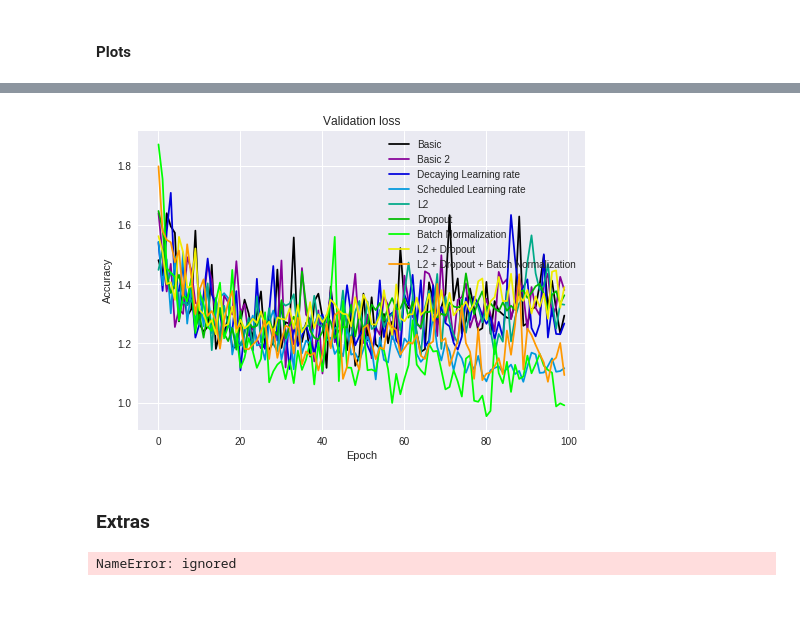
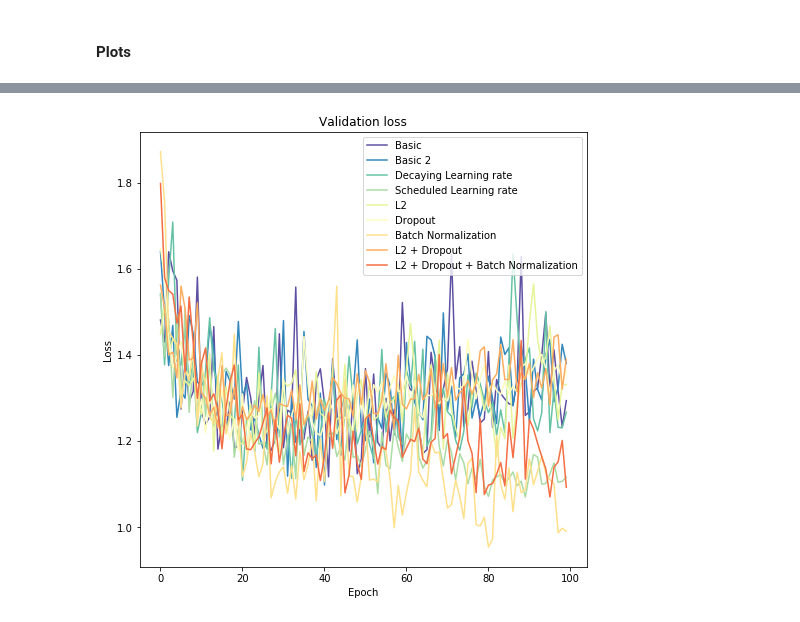
Before and after one commit to param-walia/Tensorflow-usage, a Jupyter notebook: CIFAR_10_CNN_Keras.ipynb, the cells around one changed output, grey strips where cells are left out. Drawn from its saved outputs; the diff is of its cells as text; code cells hidden in the pictures.

```diff
--- a/CIFAR_10_CNN_Keras.ipynb
+++ b/CIFAR_10_CNN_Keras.ipynb
@@ -610,13 +606,13 @@ with open('CIFAR-10_2layer_CNN_LR_decay_L2_DROPOUT_BN-history', 'wb') as file_pi
 
 histkeys = ['val_loss', 'val_acc', 'loss', 'acc']
 
-filnames = ['CIFAR-10_2layer_CNN-history',
-            'CIFAR-10_2layer_CNN_different_run-history',
-            'CIFAR-10_2layer_CNN_LR_decay-history',
-            'CIFAR-10_2layer_CNN_LR_sched-history',
-            'CIFAR-10_2layer_CNN_LR_decay_L2_regularization-history',
-            'CIFAR-10_2layer_CNN_LR_decay_DROPOUT_regularization-history',
-            'CIFAR-10_2layer_CNN_LR_decay_BATCH_Normalization-history',
-            'CIFAR-10_2layer_CNN_LR_decay_L2_DROPOUT-history',
-            'CIFAR-10_2layer_CNN_LR_decay_L2_DROPOUT_BN-history']
+filnames = ['./saved_models/CIFAR-10_2layer_CNN-history',
+            './saved_models/CIFAR-10_2layer_CNN_different_run-history',
+            './saved_models/CIFAR-10_2layer_CNN_LR_decay-history',
+            './saved_models/CIFAR-10_2layer_CNN_LR_sched-history',
+            './saved_models/CIFAR-10_2layer_CNN_LR_decay_L2_regularization-history',
+            './saved_models/CIFAR-10_2layer_CNN_LR_decay_DROPOUT_regularization-history',
+            './saved_models/CIFAR-10_2layer_CNN_LR_decay_BATCH_Normalization-history',
+            './saved_models/CIFAR-10_2layer_CNN_LR_decay_L2_DROPOUT-history',
+            './saved_models/CIFAR-10_2layer_CNN_LR_decay_L2_DROPOUT_BN-history']
 # %%
@@ -677,57 +674,18 @@ plt.show()
 # %%
-colormap = plt.cm.spectral
+colormap = plt.cm.Spectral_r
+plt.figure(figsize=(8, 8))
 plt.gca().set_color_cycle([colormap(i) for i in np.linspace(0, 0.9, len(filnames)+1)])
 
 for i in range(len(filnames)):
-  with open(filnames[i],'rb') as f:  # Python 3: open(..., 'rb')
-    temp = pickle.load(f)
-  plt.plot(temp['val_loss'])
-
+    with open(filnames[i],'rb') as f:  # Python 3: open(..., 'rb')
+        temp = pickle.load(f)
+    plt.plot(temp['val_loss'])
 plt.title('Validation loss')
-plt.ylabel('Accuracy')
+plt.ylabel('Loss')
 plt.xlabel('Epoch')
 plt.legend(['Basic', 'Basic 2', 'Decaying Learning rate', 'Scheduled Learning rate',
             'L2','Dropout','Batch Normalization',
             'L2 + Dropout','L2 + Dropout + Batch Normalization'], loc='upper right')
 plt.show()
 # %% [output]
-[figure, old version]
+[figure, new version]
-# %% [markdown]
-### Extras
-# %%
-model = Sequential()
-
-model.add(Conv2D(64, (3,3), padding='same', kernel_regularizer=regularizers.l2(L2weight), input_shape=x_train.shape[1:]))
-model.add(Activation('elu'))
-model.add(BatchNormalization())
-model.add(MaxPooling2D(pool_size=(2,2)))
-model.add(Dropout(0.2))
-
-
-model.add(Conv2D(64, (3,3), padding='same', kernel_regularizer=regularizers.l2(L2weight)))
-model.add(Activation('elu'))
-model.add(BatchNormalization())
-model.add(MaxPooling2D(pool_size=(2,2)))
-model.add(Dropout(0.2))
-
-
-model.add(Conv2D(64, (3,3), padding='same', kernel_regularizer=regularizers.l2(L2weight)))
-model.add(Activation('elu'))
-model.add(BatchNormalization())
-model.add(MaxPooling2D(pool_size=(2,2)))
-model.add(Dropout(0.5))
-
-
-model.add(Conv2D(128, (3,3), padding='same',kernel_regularizer=regularizers.l2(L2weight)))
-model.add(Activation('elu'))
-model.add(BatchNormalization())
-model.add(MaxPooling2D(pool_size=(2,2)))
-model.add(Dropout(0.5))
-
-
-model.add(Flatten())
-model.add(Dense(num_classes, activation='softmax'))
-
-model.summary()
-# %% [output]
-NameError: ignored
```
Also changed, not shown: parts of 28 cells of this notebook.
